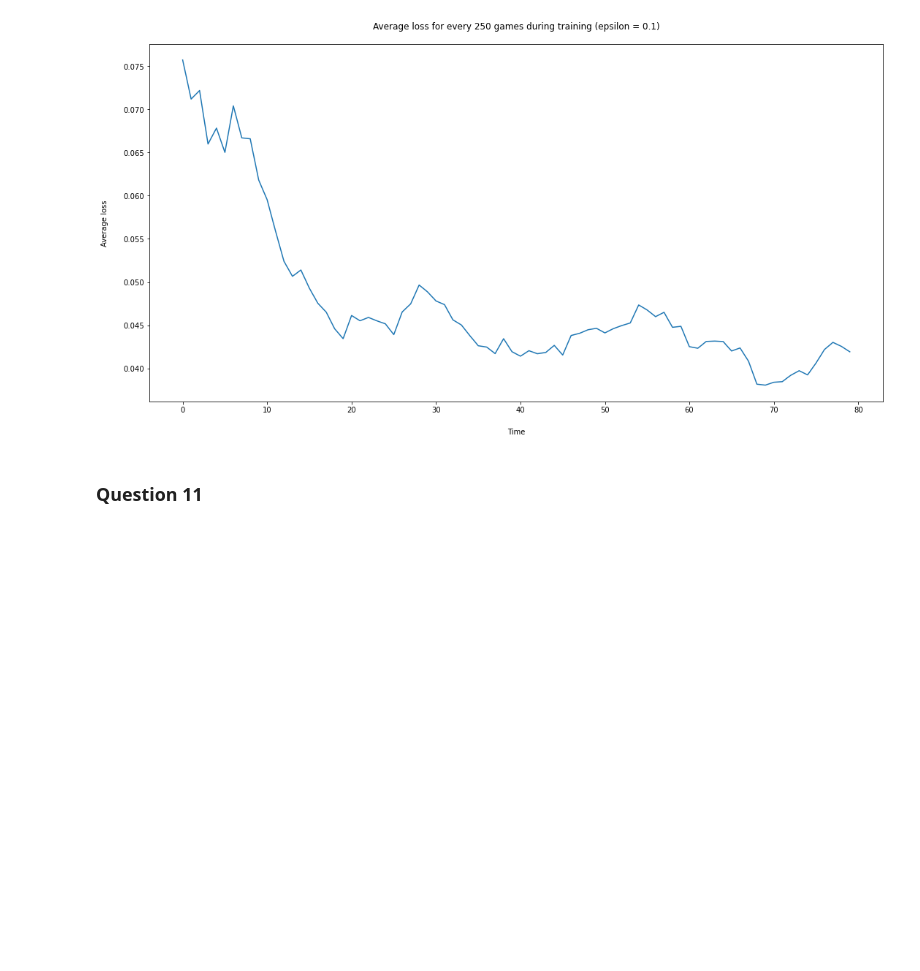
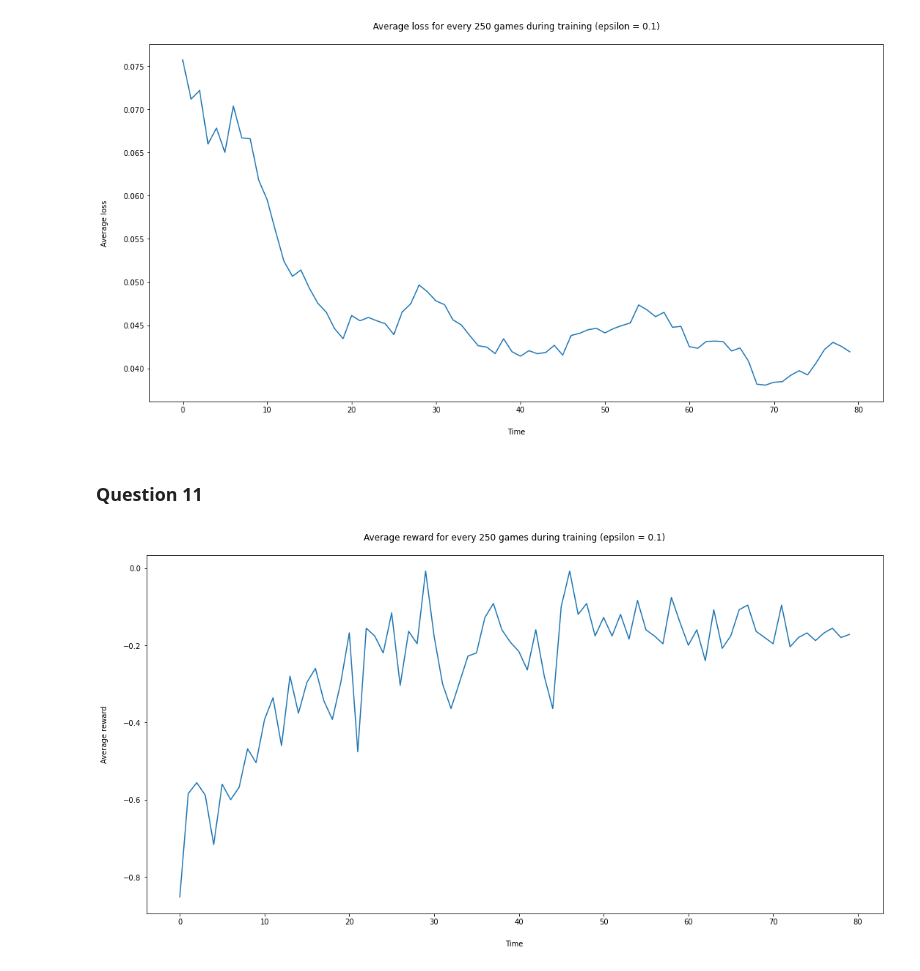
Before and after one commit to thurgarion2/tictactoe, a Jupyter notebook: tic_tac_toe.ipynb, the cells around one changed output. Saved outputs shown, nothing was run; the diff lists cells and outputs as text; code cells hidden in the pictures; blank space fills up the shorter version.

```diff
--- a/tic_tac_toe.ipynb
+++ b/tic_tac_toe.ipynb
@@ -983,11 +983,16 @@ class DeepQLearner:
         self.last_state = None
         self.last_action = None
 
+    def start_game(self):
+        self.last_state = None
+        self.last_action = None
 
-    def act(self, grid):
+
+    def act(self, grid, add_to_buffer=True):
         move = self._act_random(grid) if random()<self.epsilon else self._act_optimal(grid)
 
-        self.push(grid,0)
+        if add_to_buffer:
+            self.push(grid,0)
         self.last_state = grid
         self.last_action = move
         return move
@@ -1203,10 +1209,12 @@ plt.show()
 average_loss_without_buffer, average_reward_without_buffer = train_deep_q_player(nb_games=20000, buffer_size=1, batch_size=1)
 # %%
 fig = plt.figure(figsize=(18,9))
-ax = sns.lineplot(x=range(0, len(average_loss_without_buffer)), y = average_loss_without_buffer)
+ax = sns.lineplot(x=range(0, len(average_reward_without_buffer)), y = average_reward_without_buffer)
 ax.set_title('Average reward for every 250 games during training (epsilon = 0.1)', pad = 20)
 plt.ylabel('Average reward', labelpad = 20)
 plt.xlabel('Time', labelpad = 20)
 plt.show()
+# %% [output]
+[figure, added]
 # %%
 fig = plt.figure(figsize=(18,9))
```
Also changed, not shown: parts of 15 cells of this notebook.
